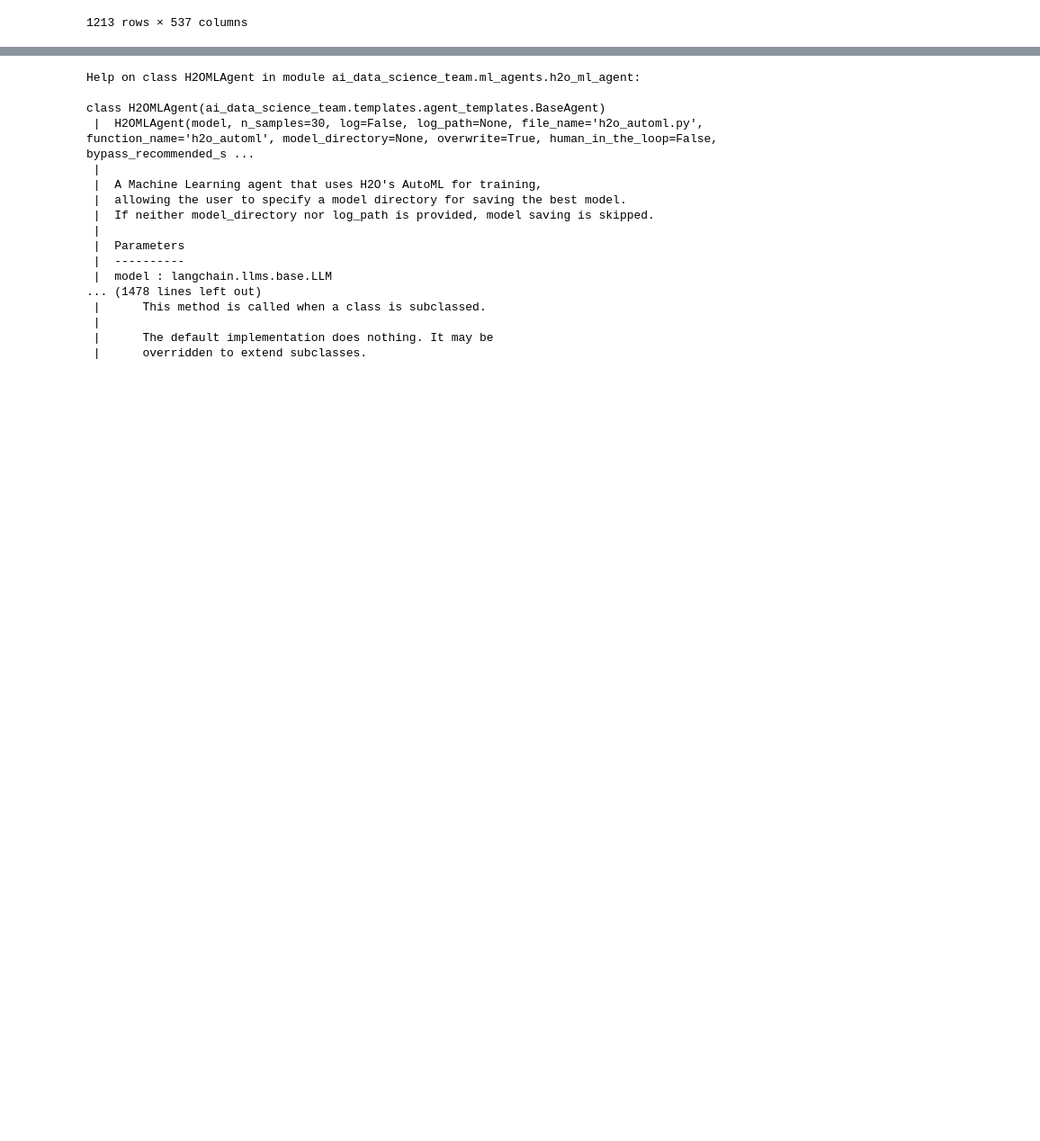
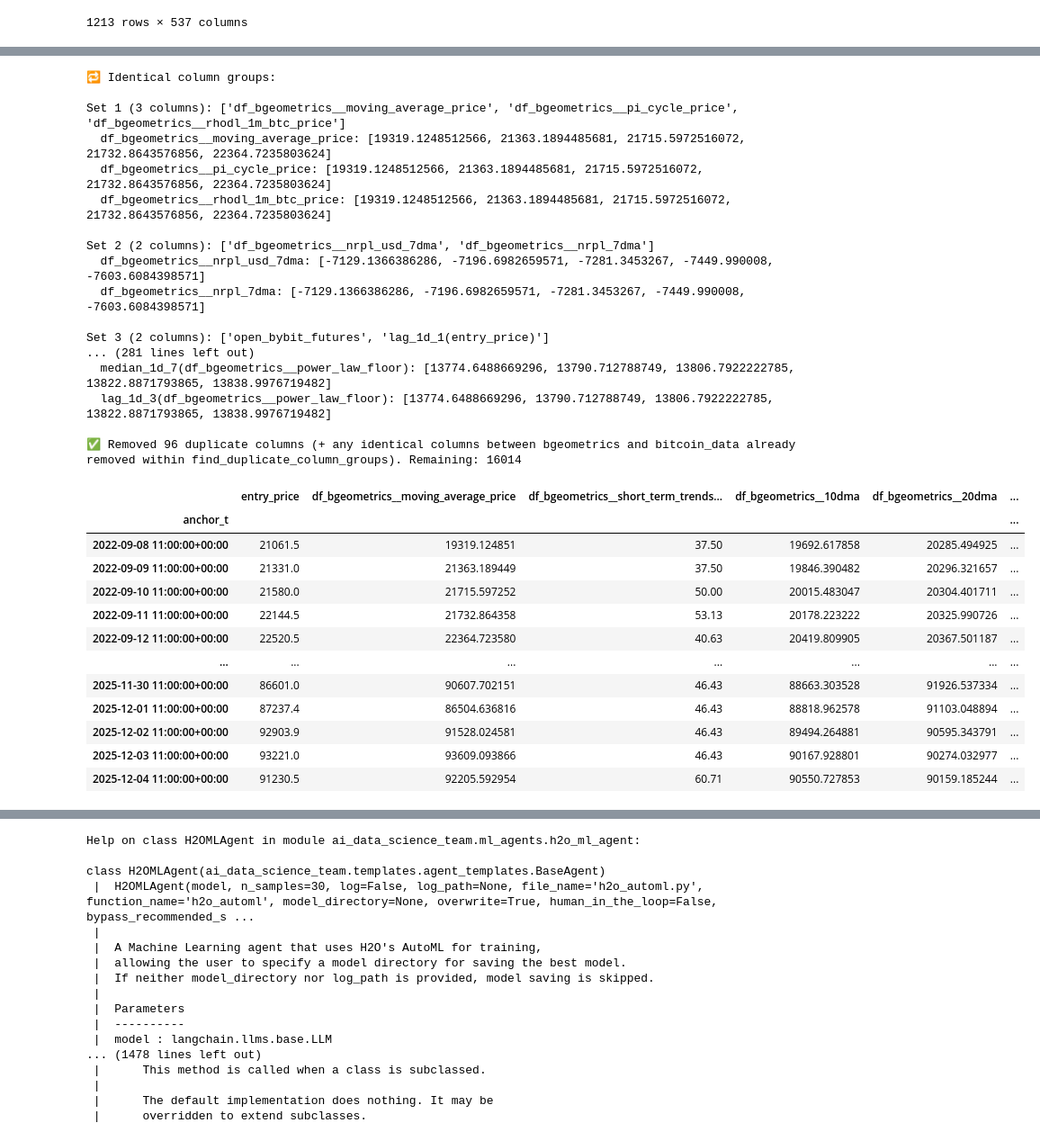
Before and after one commit to AleImbri/Forecasting-BTC-with-ai-data-science-team, a Jupyter notebook: main.ipynb, the cells around one changed output, grey strips where cells are left out. Shown at 90% size. Saved outputs shown, nothing was run; the diff lists cells and outputs as text; code cells hidden in the pictures; blank space fills up the shorter version.

```diff
--- a/main.ipynb
+++ b/main.ipynb
@@ -323,0 +393,80 @@ assert df.isna().sum().sum() == 0
+# %%
+def find_duplicate_column_groups(df: pd.DataFrame):
+    """
+    Returns a list of lists: each sublist contains identical columns.
+    If a group contains both "bgeomtrics" and "bitcoin_data" columns, only the columns with "bgeometrics" are kept.
+    """
+    sig2cols = defaultdict(list)
+
+    # 1) Group by fast hash
+    for col in df.columns:
+        sig = pd.util.hash_pandas_object(df[col], index=False).sum()
+        sig2cols[sig].append(col)
+
+    # 2) Verify hash collisions and filter according to the bgeometrics/bitcoin_data rule
+    groups = []
+    for cols in sig2cols.values():
+        if len(cols) < 2:
+            continue
+        base = cols[0]
+        equal_set = [base]
+        for c in cols[1:]:
+            if df[base].equals(df[c]):
+                equal_set.append(c)
+        if len(equal_set) > 1:
+            # If the group contains both bgeometrics and bitcoin_data, keep only bgeometrics
+            has_bgeometrics = any('bgeometrics' in col for col in equal_set)
+            has_bitcoin_data = any('bitcoin_data' in col for col in equal_set)
+            if has_bgeometrics and has_bitcoin_data:
+                equal_set = [col for col in equal_set if 'bgeometrics' in col]
+            groups.append(equal_set)
+    return groups
+
+dup_groups = find_duplicate_column_groups(df)
+
+if not dup_groups:
+    print("✅ No duplicate columns found.")
+else:
+    print("🔁 Identical column groups:")
+    for i, g in enumerate(dup_groups, 1):
+        print(f"\nSet {i} ({len(g)} columns): {g}")
+        for c in g:
+            print(f"  {c}: {df[c].head().tolist()}")
+
+    # drop duplicates keeping the first column of each set
+    to_drop = [c for g in dup_groups for c in g[1:]]
+    df = df.drop(columns=to_drop)
+    print(f"\n✅ Removed {len(to_drop)} duplicate columns. Remaining: {df.shape[1]}")
+
+df
+# %% [output]
+🔁 Identical column groups:
+
+Set 1 (3 columns): ['df_bgeometrics__moving_average_price', 'df_bgeometrics__pi_cycle_price', 'df_bgeometrics__rhodl_1m_btc_price']
+  df_bgeometrics__moving_average_price: [19319.1248512566, 21363.1894485681, 21715.5972516072, 21732.8643576856, 22364.7235803624]
+  df_bgeometrics__pi_cycle_price: [19319.1248512566, 21363.1894485681, 21715.5972516072, 21732.8643576856, 22364.7235803624]
+  df_bgeometrics__rhodl_1m_btc_price: [19319.1248512566, 21363.1894485681, 21715.5972516072, 21732.8643576856, 22364.7235803624]
+
+Set 2 (2 columns): ['df_bgeometrics__nrpl_usd_7dma', 'df_bgeometrics__nrpl_7dma']
+  df_bgeometrics__nrpl_usd_7dma: [-7129.1366386286, -7196.6982659571, -7281.3453267, -7449.990008, -7603.6084398571]
+  df_bgeometrics__nrpl_7dma: [-7129.1366386286, -7196.6982659571, -7281.3453267, -7449.990008, -7603.6084398571]
+
+Set 3 (2 columns): ['open_bybit_futures', 'lag_1d_1(entry_price)']
+... (281 lines left out)
+  median_1d_7(df_bgeometrics__power_law_floor): [13774.6488669296, 13790.712788749, 13806.7922222785, 13822.8871793865, 13838.9976719482]
+  lag_1d_3(df_bgeometrics__power_law_floor): [13774.6488669296, 13790.712788749, 13806.7922222785, 13822.8871793865, 13838.9976719482]
+
+✅ Removed 96 duplicate columns (+ any identical columns between bgeometrics and bitcoin_data already removed within find_duplicate_column_groups). Remaining: 16014
+|  | entry_price | df_bgeometrics__moving_average_price | df_bgeometrics__short_term_trends... | df_bgeometrics__10dma | df_bgeometrics__20dma | ... |
+| anchor_t |  |  |  |  |  | ... |
+| 2022-09-08 11:00:00+00:00 | 21061.5 | 19319.124851 | 37.50 | 19692.617858 | 20285.494925 | ... |
+| 2022-09-09 11:00:00+00:00 | 21331.0 | 21363.189449 | 37.50 | 19846.390482 | 20296.321657 | ... |
+| 2022-09-10 11:00:00+00:00 | 21580.0 | 21715.597252 | 50.00 | 20015.483047 | 20304.401711 | ... |
+| 2022-09-11 11:00:00+00:00 | 22144.5 | 21732.864358 | 53.13 | 20178.223222 | 20325.990726 | ... |
+| 2022-09-12 11:00:00+00:00 | 22520.5 | 22364.723580 | 40.63 | 20419.809905 | 20367.501187 | ... |
+| ... | ... | ... | ... | ... | ... | ... |
+| 2025-11-30 11:00:00+00:00 | 86601.0 | 90607.702151 | 46.43 | 88663.303528 | 91926.537334 | ... |
+| 2025-12-01 11:00:00+00:00 | 87237.4 | 86504.636816 | 46.43 | 88818.962578 | 91103.048894 | ... |
+| 2025-12-02 11:00:00+00:00 | 92903.9 | 91528.024581 | 46.43 | 89494.264881 | 90595.343791 | ... |
+| 2025-12-03 11:00:00+00:00 | 93221.0 | 93609.093866 | 46.43 | 90167.928801 | 90274.032977 | ... |
+| 2025-12-04 11:00:00+00:00 | 91230.5 | 92205.592954 | 60.71 | 90550.727853 | 90159.185244 | ... |
```
Also changed, not shown: parts of 24 cells of this notebook.
